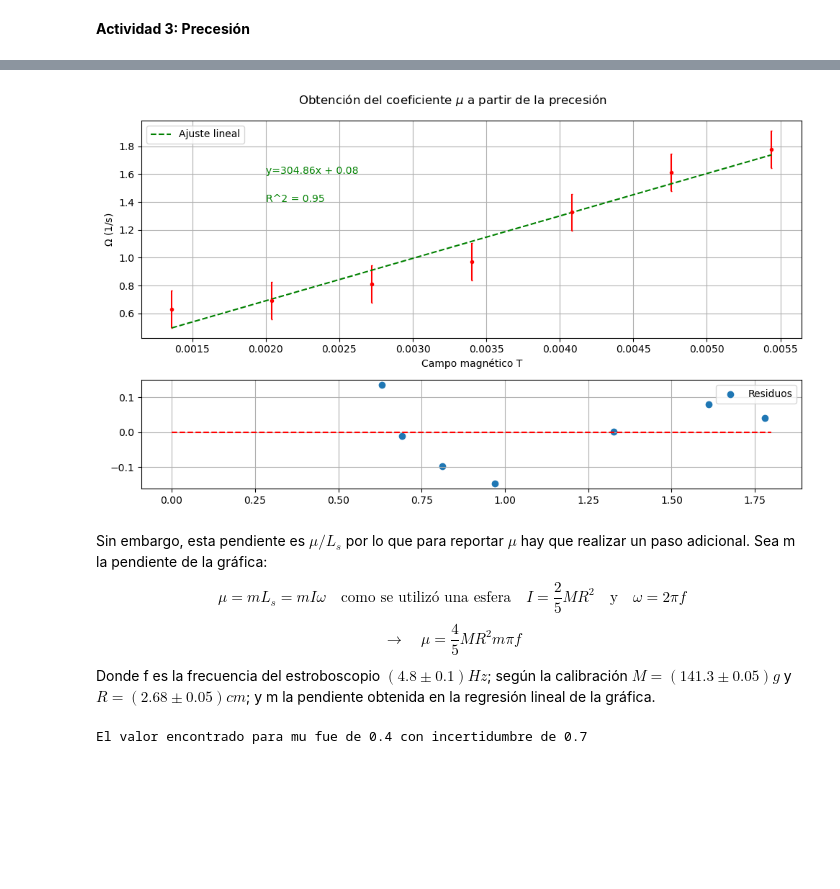
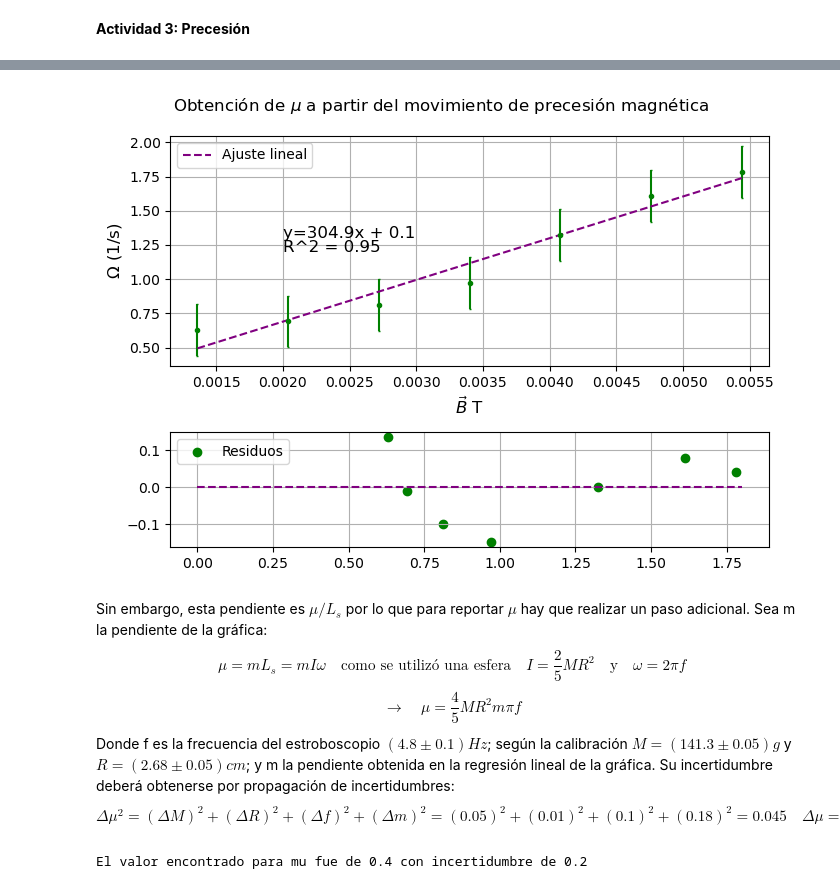
Before and after one commit to ccuellarn/Laboratorio-Intermedio---Pr-cticas20242, a Jupyter notebook: Torque magnético/Torque magnetico actividad 1,2,3.ipynb, the cells around one changed output, grey strips where cells are left out. Cells and saved outputs as stored; diff of their text form; code cells hidden in the pictures; blank space fills up the shorter version.

Commit message:
Grafica actividad 3 terminada

```diff
--- a/Torque magnético/Torque magnetico actividad 1,2,3.ipynb
+++ b/Torque magnético/Torque magnetico actividad 1,2,3.ipynb
@@ -183,37 +182,39 @@ La pendiente encontrada con la regresión fue m = 304.8622508507495
 # %%
 #Gráfico con residuos
-fig, axis = plt.subplots(2,1, figsize = (10, 6), gridspec_kw = {"height_ratios":[2, 1]})
+fig, axis = plt.subplots(2,1, figsize = (7, 5), gridspec_kw = {"height_ratios":[2, 1]})
 ax1 = axis[0]
 ax2 = axis[1]
 
-fig.suptitle(r'Obtención del coeficiente $\mu$ a partir de la precesión')
+fig.suptitle(r'Obtención de $\mu$ a partir del movimiento de precesión magnética',fontsize=12)
 
-ax1.errorbar(B3,Omega,color='r',fmt='.',capsize=0.5,yerr=np.sqrt(var3a*0.1))
-ax1.plot(_x3a,ym3a,'--',color='g', label=r'Ajuste lineal')
-ax1.set_xlabel(r"Campo magnético T")
-ax1.set_ylabel(r'$\Omega$ (1/s)')
-ax1.text(0.0020, 1.6, 'y={}x + {}'.format(round(param3a[0],2),round(param3a[1],2)),color='g')
-ax1.text(0.0020, 1.4, 'R^2 = {}'.format(round(R23a,2)),color='g')
+ax1.errorbar(B3,Omega,color='green',fmt='.',capsize=0.5,yerr=np.sqrt(var3a*0.2))
+ax1.plot(_x3a,ym3a,'--',color='purple', label=r'Ajuste lineal')
+ax1.set_xlabel(r"$\vec{B}$ T",fontsize=12)
+ax1.set_ylabel(r'$\Omega$ (1/s)',fontsize=12)
+ax1.text(0.0020, 1.3, 'y={}x + {}'.format(round(param3a[0],1),round(param3a[1],1)),color='k',fontsize=12)
+ax1.text(0.0020, 1.2, 'R^2 = {}'.format(round(R23a,2)),color='k',fontsize=12)
 ax1.grid()
 ax1.legend()
 
 xres3a = np.linspace(0,1.8,20)
-ax2.scatter(Omega,Res3a,label = 'Residuos')
-ax2.plot(xres3a,np.zeros_like(xres3a),'--',color='r')
+ax2.scatter(Omega,Res3a,label = 'Residuos',color='green')
+ax2.plot(xres3a,np.zeros_like(xres3a),'--',color='purple')
 ax2.grid()
 ax2.legend()
 
 fig.tight_layout()
-# plt.savefig('Actividad 1.pdf')
+# plt.savefig('Actividad 3.pdf')
 # %% [output]
-[figure, old version]
+[figure, new version]
 # %% [markdown]
 Sin embargo, esta pendiente es $\mu/L_s$ por lo que para reportar $\mu$ hay que realizar un paso adicional. Sea m la pendiente de la gráfica:
 $$ \mu = m L_s = mI\omega \quad \text{como se utilizó una esfera} \quad I=\frac{2}{5}MR^2  \quad \text{y} \quad \omega = 2 \pi f$$
 $$ \rightarrow \quad \mu =\frac{4}{5}MR^2 m\pi f$$
-Donde f es la frecuencia del estroboscopio $(4.8 \pm 0.1) Hz$; según la calibración $M = (141.3 \pm 0.05)g$ y $R = (2.68 \pm 0.05) cm$; y m la pendiente obtenida en la regresión lineal de la gráfica.
+Donde f es la frecuencia del estroboscopio $(4.8 \pm 0.1) Hz$; según la calibración $M = (141.3 \pm 0.05)g$ y $R = (2.68 \pm 0.05) cm$; y m la pendiente obtenida en la regresión lineal de la gráfica. Su incertidumbre deberá obtenerse por propagación de incertidumbres:
+$$\Delta \mu^2 = (\Delta M)^2 + (\Delta R)^2 + (\Delta f)^2 + (\Delta m)^2 = (0.05)^2 + (0.01)^2 + (0.1)^2 +(0.18)^2 =  0.045 \quad \Delta \mu = 0.2121$$
 # %%
+deltamu = ((0.05)**2 + (0.01)**2 + (0.1)**2 +(0.18)**2)**(1/2)
 mu3a = (4/5)*M*(R**2)*np.pi*f*m
-print('El valor encontrado para mu fue de {} con incertidumbre de {}'.format(round(mu3a,1),round(np.sqrt(std3a),1)))
+print('El valor encontrado para mu fue de {} con incertidumbre de {}'.format(round(mu3a,1),round(deltamu,1)))
 # %% [output]
-El valor encontrado para mu fue de 0.4 con incertidumbre de 0.7
+El valor encontrado para mu fue de 0.4 con incertidumbre de 0.2
```
Also changed, not shown: parts of 2 cells of this notebook, 2 other files.
